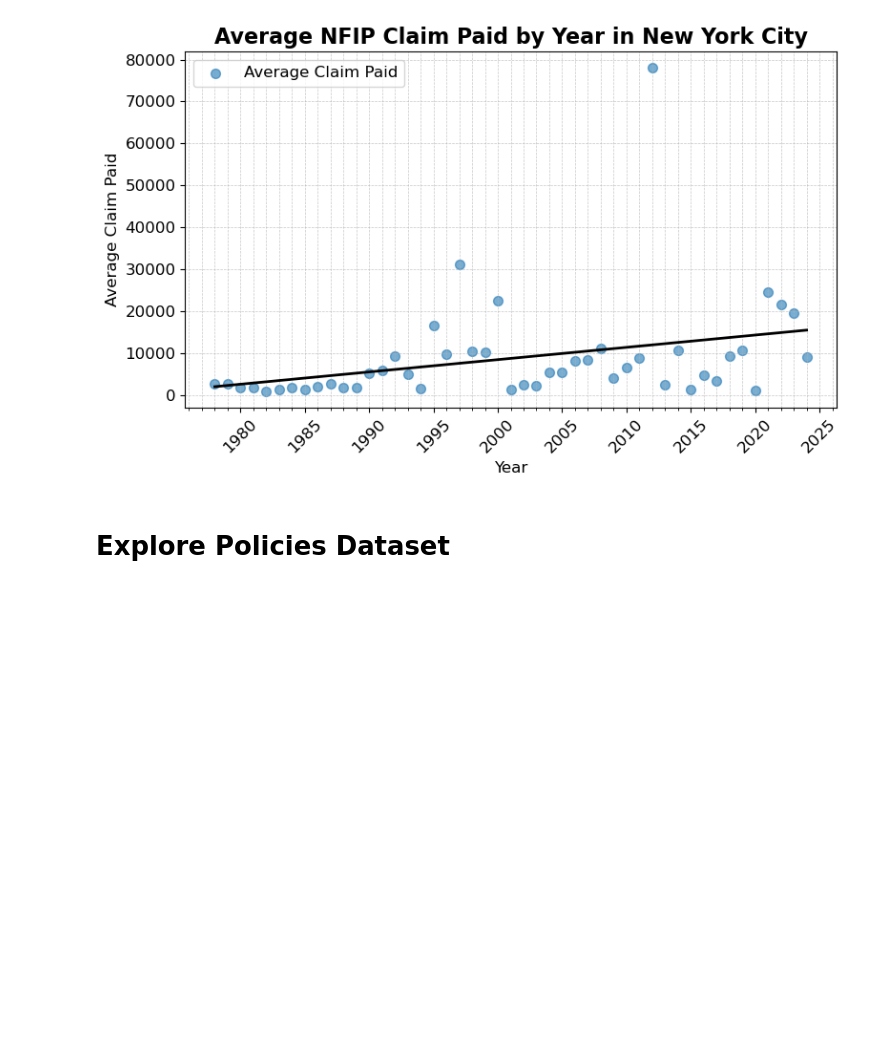
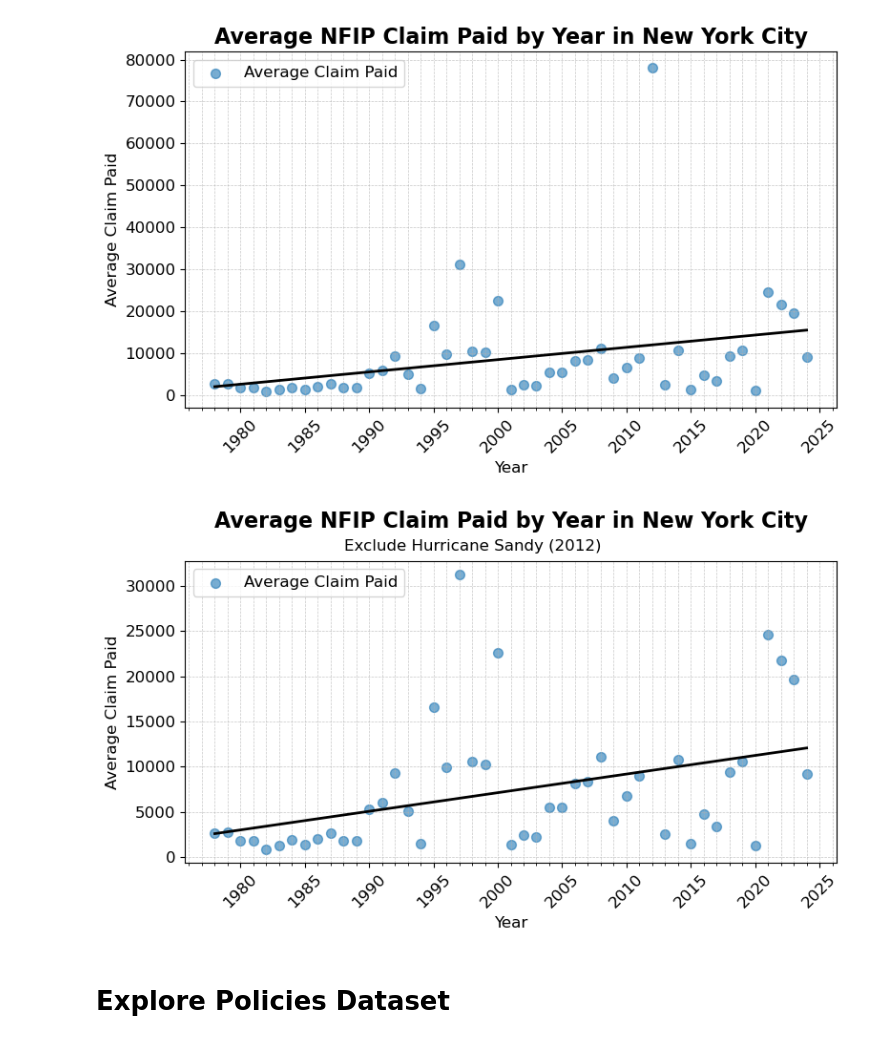
Before and after one commit to mebauer/nyc-odw25-nfip, a Jupyter notebook: figures.ipynb, the cells around one changed output. Saved outputs shown, nothing was run; the diff lists cells and outputs as text; code cells hidden in the pictures; blank space fills up the shorter version.

```diff
--- a/figures.ipynb
+++ b/figures.ipynb
@@ -649,6 +636,48 @@ ax.legend(loc='upper left', fontsize=12)
 plt.tight_layout()
 # %% [output]
 [figure]
+# %%
+fig, ax = plt.subplots(figsize=(8, 5))
+
+# plot the number of claims (average_claim) with a regression line
+sns.regplot(
+    data=df.loc[df['yearOfLoss'] != 2012],
+    x='yearOfLoss',
+    y='average_claim_paid',
+    ax=ax,
+    color='C0',
+    scatter_kws={'s': 50, 'alpha': 0.6},  # adjust scatter point size and transparency
+    line_kws={'color': 'black', 'linewidth': 2},  # make the regression line black and thicker
+    label='Average Claim Paid',  # properly label the regression line
+    ci=None  # remove confidence interval shading for cleaner presentation
+)
+
+# set the title and labels with clear and concise text
+ax.set_title('Average NFIP Claim Paid by Year in New York City\n', fontsize=16, weight='bold')
+ax.set_xlabel('Year', fontsize=12)
+ax.set_ylabel('Average Claim Paid', fontsize=12)
+
+# set the x-axis major and minor ticks
+ax.xaxis.set_major_locator(ticker.MultipleLocator(5))
+ax.xaxis.set_minor_locator(ticker.MultipleLocator(1))
+
+# improve tick label formatting
+ax.tick_params(axis='x', rotation=45)  # rotate x-ticks for better readability
+ax.tick_params(axis='both', which='major', labelsize=12)
+ax.tick_params(axis='both', which='minor', labelsize=10)
+
+# add a grid with lighter lines and make sure the grid is only on the primary axis
+ax.grid(True, which='both', axis='both', linestyle='--', linewidth=0.5, alpha=0.7)
+
+# add the legend
+ax.legend(loc='upper left', fontsize=12)
+
+plt.suptitle('Exclude Hurricane Sandy (2012)', y=.85)
+
+# tight layout to adjust spacing
+plt.tight_layout()
+# %% [output]
+[figure, added]
 # %% [markdown]
 # Explore Policies Dataset
 # %%
```
Also changed, not shown: parts of 37 cells of this notebook.
